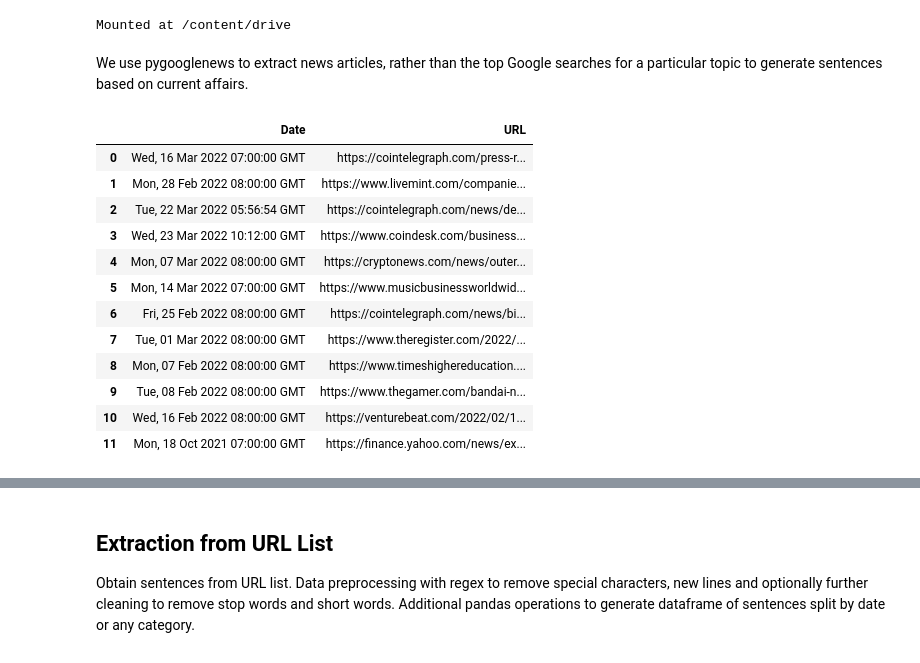
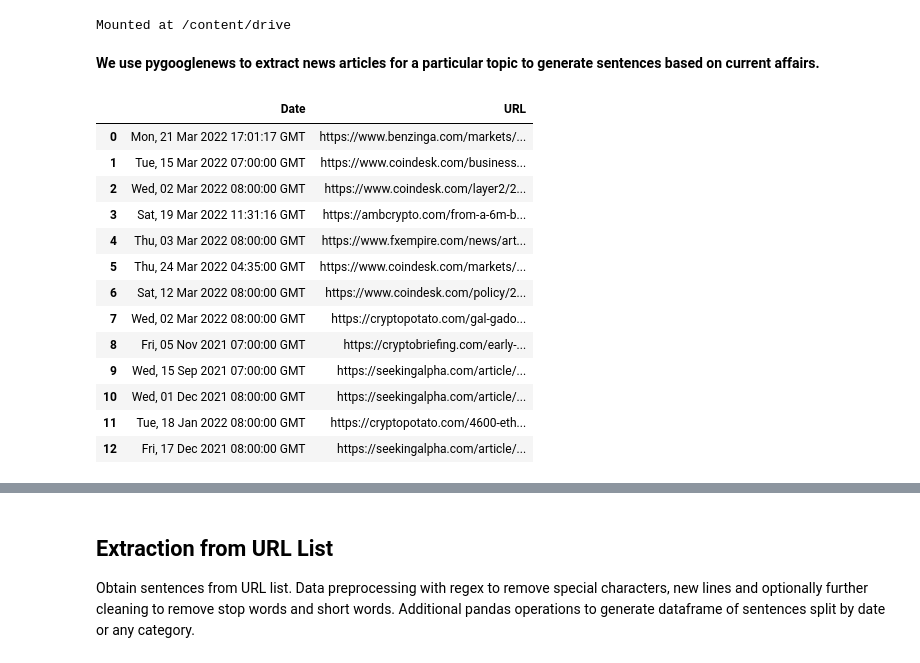
Before and after one commit to michaelmml/NLP-Information-Extraction, a Jupyter notebook: BERTopicModelling.ipynb, the cells around one changed output, grey strips where cells are left out. Drawn from its saved outputs; the diff is of its cells as text; code cells hidden in the pictures.

```diff
--- a/BERTopicModelling.ipynb
+++ b/BERTopicModelling.ipynb
@@ -29,35 +31,36 @@ drive.mount("/content/drive")
 # %% [output]
 Mounted at /content/drive
 # %% [markdown]
-We use pygooglenews to extract news articles, rather than the top Google searches for a particular topic to generate sentences based on current affairs.
+**We use pygooglenews to extract news articles for a particular topic to generate sentences based on current affairs.**
 # %%
 from pygooglenews import GoogleNews
 # %%
 gn = GoogleNews()
 # %%
-search = gn.search('metaverse', when = '6m')
+search = gn.search('ethereum', when = '6m')
 # %%
 entries = search['entries']
 # %%
 entries_list = [entries[i]['link'] for i in range(len(entries))]
 date_list = [entries[i]['published'] for i in range(len(entries))]
 data_tuples = list(zip(date_list, entries_list))
-data = pd.DataFrame(data_tuples, columns=['Date', 'URL'])
-data
+news_data = pd.DataFrame(data_tuples, columns=['Date', 'URL'])
+news_data
 # %% [output]
 |  | Date | URL |
-| 0 | Wed, 16 Mar 2022 07:00:00 GMT | https://cointelegraph.com/press-r... |
-| 1 | Mon, 28 Feb 2022 08:00:00 GMT | https://www.livemint.com/companie... |
-| 2 | Tue, 22 Mar 2022 05:56:54 GMT | https://cointelegraph.com/news/de... |
-| 3 | Wed, 23 Mar 2022 10:12:00 GMT | https://www.coindesk.com/business... |
-| 4 | Mon, 07 Mar 2022 08:00:00 GMT | https://cryptonews.com/news/outer... |
-| 5 | Mon, 14 Mar 2022 07:00:00 GMT | https://www.musicbusinessworldwid... |
-| 6 | Fri, 25 Feb 2022 08:00:00 GMT | https://cointelegraph.com/news/bi... |
-| 7 | Tue, 01 Mar 2022 08:00:00 GMT | https://www.theregister.com/2022/... |
-| 8 | Mon, 07 Feb 2022 08:00:00 GMT | https://www.timeshighereducation.... |
-| 9 | Tue, 08 Feb 2022 08:00:00 GMT | https://www.thegamer.com/bandai-n... |
-| 10 | Wed, 16 Feb 2022 08:00:00 GMT | https://venturebeat.com/2022/02/1... |
-| 11 | Mon, 18 Oct 2021 07:00:00 GMT | https://finance.yahoo.com/news/ex... |
+| 0 | Mon, 21 Mar 2022 17:01:17 GMT | https://www.benzinga.com/markets/... |
+| 1 | Tue, 15 Mar 2022 07:00:00 GMT | https://www.coindesk.com/business... |
+| 2 | Wed, 02 Mar 2022 08:00:00 GMT | https://www.coindesk.com/layer2/2... |
+| 3 | Sat, 19 Mar 2022 11:31:16 GMT | https://ambcrypto.com/from-a-6m-b... |
+| 4 | Thu, 03 Mar 2022 08:00:00 GMT | https://www.fxempire.com/news/art... |
+| 5 | Thu, 24 Mar 2022 04:35:00 GMT | https://www.coindesk.com/markets/... |
+| 6 | Sat, 12 Mar 2022 08:00:00 GMT | https://www.coindesk.com/policy/2... |
+| 7 | Wed, 02 Mar 2022 08:00:00 GMT | https://cryptopotato.com/gal-gado... |
+| 8 | Fri, 05 Nov 2021 07:00:00 GMT | https://cryptobriefing.com/early-... |
+| 9 | Wed, 15 Sep 2021 07:00:00 GMT | https://seekingalpha.com/article/... |
+| 10 | Wed, 01 Dec 2021 08:00:00 GMT | https://seekingalpha.com/article/... |
+| 11 | Tue, 18 Jan 2022 08:00:00 GMT | https://cryptopotato.com/4600-eth... |
+| 12 | Fri, 17 Dec 2021 08:00:00 GMT | https://seekingalpha.com/article/... |
 # %%
 nltk.download('punkt')
 nltk.download('stopwords')
```
Also changed, not shown: parts of 54 cells of this notebook.
